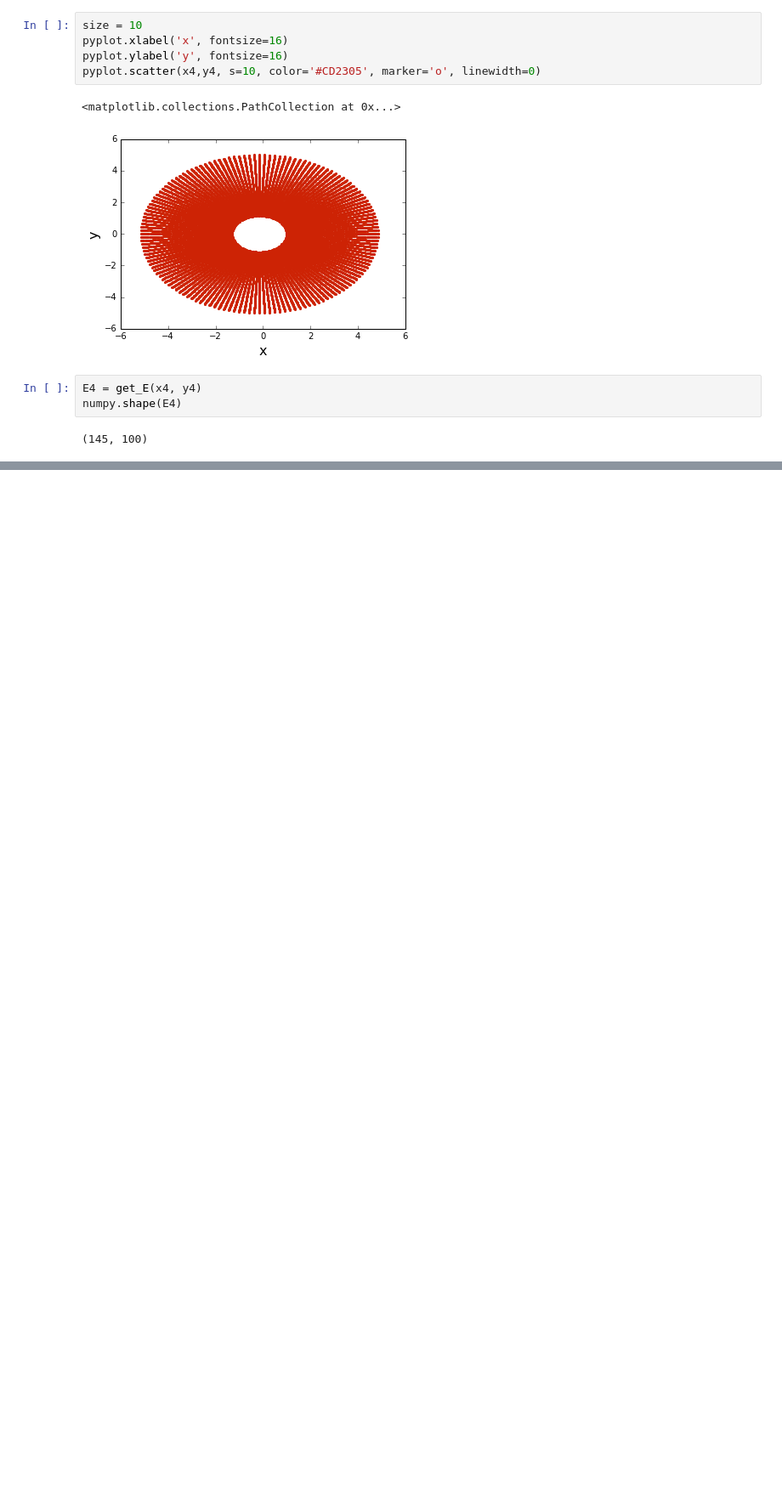
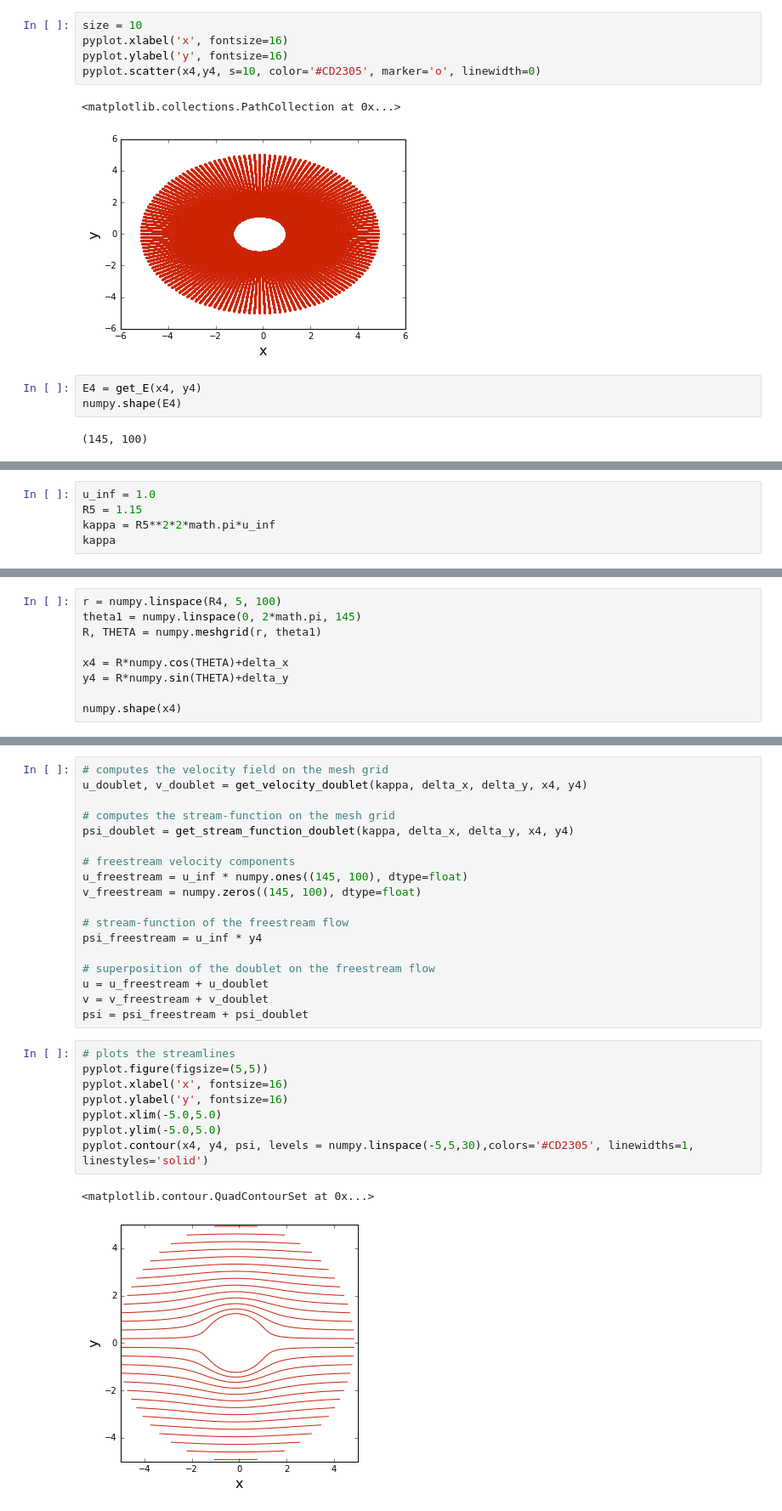
Before and after one commit to Dmphelps89/MAE6226-1, a Jupyter notebook: Assignment06.ipynb, the cells around one changed output, grey strips where cells are left out. Shown: that part at 85% size. Cells and saved outputs as stored; diff of their text form; blank space fills up the shorter version.

```diff
--- a/Assignment06.ipynb
+++ b/Assignment06.ipynb
@@ -131,0 +138,5 @@ pyplot.scatter(E4.real,E4.imag)
+# %%
+u_inf = 1.0
+R5 = 1.15
+kappa = R5**2*2*math.pi*u_inf
+kappa
@@ -131,0 +145,9 @@ pyplot.scatter(E4.real,E4.imag)
+# %%
+r = numpy.linspace(R4, 5, 100)
+theta1 = numpy.linspace(0, 2*math.pi, 145)
+R, THETA = numpy.meshgrid(r, theta1)
+
+x4 = R*numpy.cos(THETA)+delta_x
+y4 = R*numpy.sin(THETA)+delta_y
+
+numpy.shape(x4)
@@ -131,0 +183,29 @@ pyplot.scatter(E4.real,E4.imag)
+# %%
+# computes the velocity field on the mesh grid
+u_doublet, v_doublet = get_velocity_doublet(kappa, delta_x, delta_y, x4, y4)
+
+# computes the stream-function on the mesh grid
+psi_doublet = get_stream_function_doublet(kappa, delta_x, delta_y, x4, y4)
+
+# freestream velocity components
+u_freestream = u_inf * numpy.ones((145, 100), dtype=float)
+v_freestream = numpy.zeros((145, 100), dtype=float)
+
+# stream-function of the freestream flow
+psi_freestream = u_inf * y4
+
+# superposition of the doublet on the freestream flow
+u = u_freestream + u_doublet
+v = v_freestream + v_doublet
+psi = psi_freestream + psi_doublet
+# %%
+# plots the streamlines
+pyplot.figure(figsize=(5,5))
+pyplot.xlabel('x', fontsize=16)
+pyplot.ylabel('y', fontsize=16)
+pyplot.xlim(-5.0,5.0)
+pyplot.ylim(-5.0,5.0)
+pyplot.contour(x4, y4, psi, levels = numpy.linspace(-5,5,30),colors='#CD2305', linewidths=1, linestyles='solid')
+# %% [output]
+<matplotlib.contour.QuadContourSet at 0x...>
+[figure, added]
```
Also changed, not shown: parts of 7 cells of this notebook.
